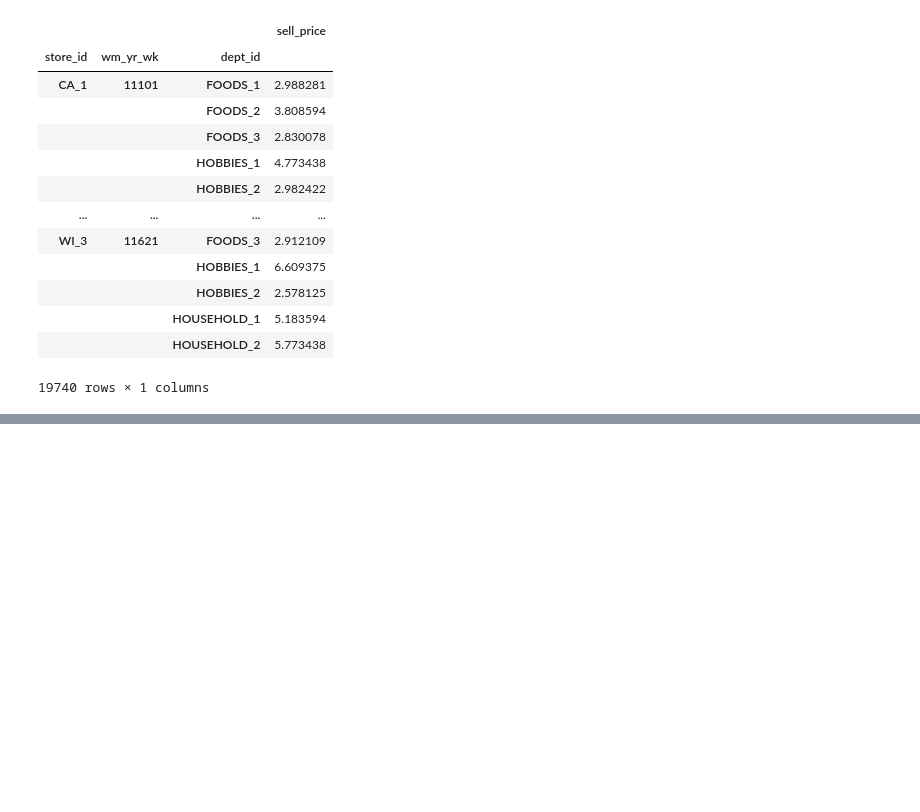
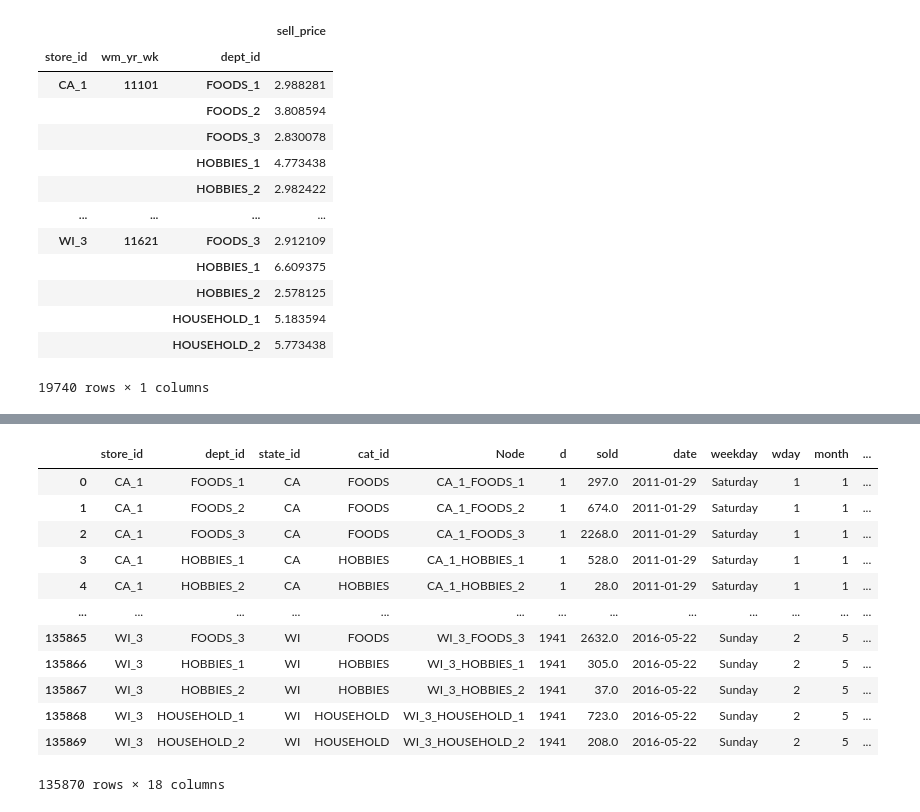
Before and after one commit to Kim-Ju-Hyeon/Temporal_Fusion_Transformer, a Jupyter notebook: M5_dataset_EDA.ipynb, the cells around one changed output, grey strips where cells are left out. Cells and saved outputs as stored; diff of their text form; code cells hidden in the pictures; blank space fills up the shorter version.

```diff
--- a/M5_dataset_EDA.ipynb
+++ b/M5_dataset_EDA.ipynb
@@ -326,0 +345,4 @@ price_groupby
+# %%
+snap_day = ['snap_CA', 'snap_TX', 'snap_WI']
+
+calendar[snap_day] = calendar[snap_day].astype("category")
@@ -326,0 +387,52 @@ price_groupby
+# %%
+df = sales.groupby(['store_id', 'dept_id']).sum()
+
+index_list = df.index
+
+df.reset_index(inplace=True)
+
+
+idx_list = []
+state_list = []
+cat_list = []
+
+for i in range(len(index_list)):
+    idx = index_list[i][0] + '_' + index_list[i][1]
+    idx_list.append(idx)
+
+    state = df.iloc[i]['store_id'].split('_')
+    state_list.append(state[0])
+
+    cat = df.iloc[i]['dept_id'].split('_')
+    cat_list.append(cat[0])
+
+df['Node'] = idx_list
+df['Node'] = df['Node'].astype('category')
+
+df['state_id'] = state_list
+df['state_id'] = df['state_id'].astype('category')
+
+df['cat_id'] = cat_list
+df['cat_id'] = df['cat_id'].astype('category')
+
+df_melt = pd.melt(df, id_vars=['store_id', 'dept_id', 'state_id', 'cat_id','Node'], var_name='d', value_name='sold').dropna()
+
+df_concat_calendar = pd.merge(df_melt, calendar, on='d', how='left')
+# %%
+df_concat_calendar.d = df_concat_calendar['d'].apply(lambda x: x.split('_')[1]).astype(np.int16)
+# %%
+df_concat_calendar
+# %% [output]
+|  | store_id | dept_id | state_id | cat_id | Node | d | sold | date | weekday | wday | month | ... |
+| 0 | CA_1 | FOODS_1 | CA | FOODS | CA_1_FOODS_1 | 1 | 297.0 | 2011-01-29 | Saturday | 1 | 1 | ... |
+| 1 | CA_1 | FOODS_2 | CA | FOODS | CA_1_FOODS_2 | 1 | 674.0 | 2011-01-29 | Saturday | 1 | 1 | ... |
+| 2 | CA_1 | FOODS_3 | CA | FOODS | CA_1_FOODS_3 | 1 | 2268.0 | 2011-01-29 | Saturday | 1 | 1 | ... |
+| 3 | CA_1 | HOBBIES_1 | CA | HOBBIES | CA_1_HOBBIES_1 | 1 | 528.0 | 2011-01-29 | Saturday | 1 | 1 | ... |
+| 4 | CA_1 | HOBBIES_2 | CA | HOBBIES | CA_1_HOBBIES_2 | 1 | 28.0 | 2011-01-29 | Saturday | 1 | 1 | ... |
+| ... | ... | ... | ... | ... | ... | ... | ... | ... | ... | ... | ... | ... |
+| 135865 | WI_3 | FOODS_3 | WI | FOODS | WI_3_FOODS_3 | 1941 | 2632.0 | 2016-05-22 | Sunday | 2 | 5 | ... |
+| 135866 | WI_3 | HOBBIES_1 | WI | HOBBIES | WI_3_HOBBIES_1 | 1941 | 305.0 | 2016-05-22 | Sunday | 2 | 5 | ... |
+| 135867 | WI_3 | HOBBIES_2 | WI | HOBBIES | WI_3_HOBBIES_2 | 1941 | 37.0 | 2016-05-22 | Sunday | 2 | 5 | ... |
+| 135868 | WI_3 | HOUSEHOLD_1 | WI | HOUSEHOLD | WI_3_HOUSEHOLD_1 | 1941 | 723.0 | 2016-05-22 | Sunday | 2 | 5 | ... |
+| 135869 | WI_3 | HOUSEHOLD_2 | WI | HOUSEHOLD | WI_3_HOUSEHOLD_2 | 1941 | 208.0 | 2016-05-22 | Sunday | 2 | 5 | ... |
+135870 rows × 18 columns
```
Also changed, not shown: parts of 8 cells of this notebook, 1 other file.
